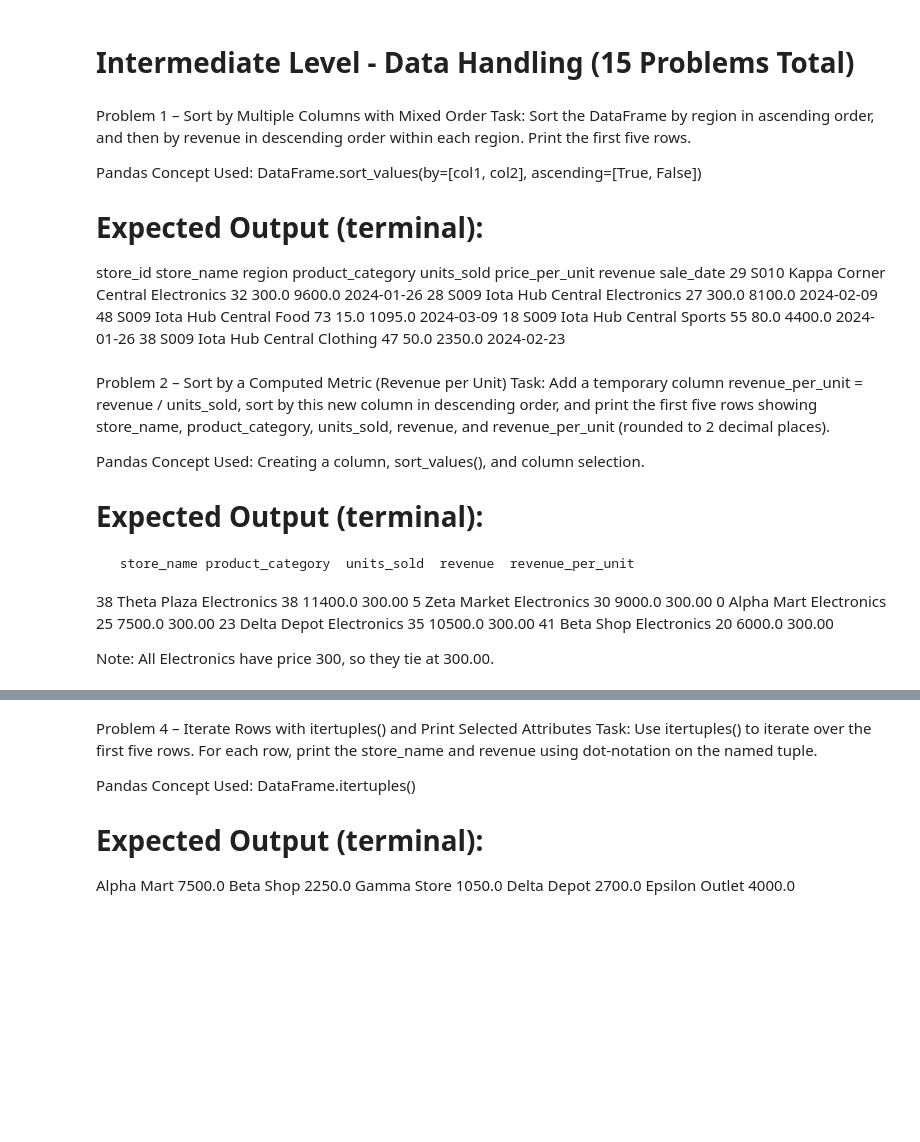
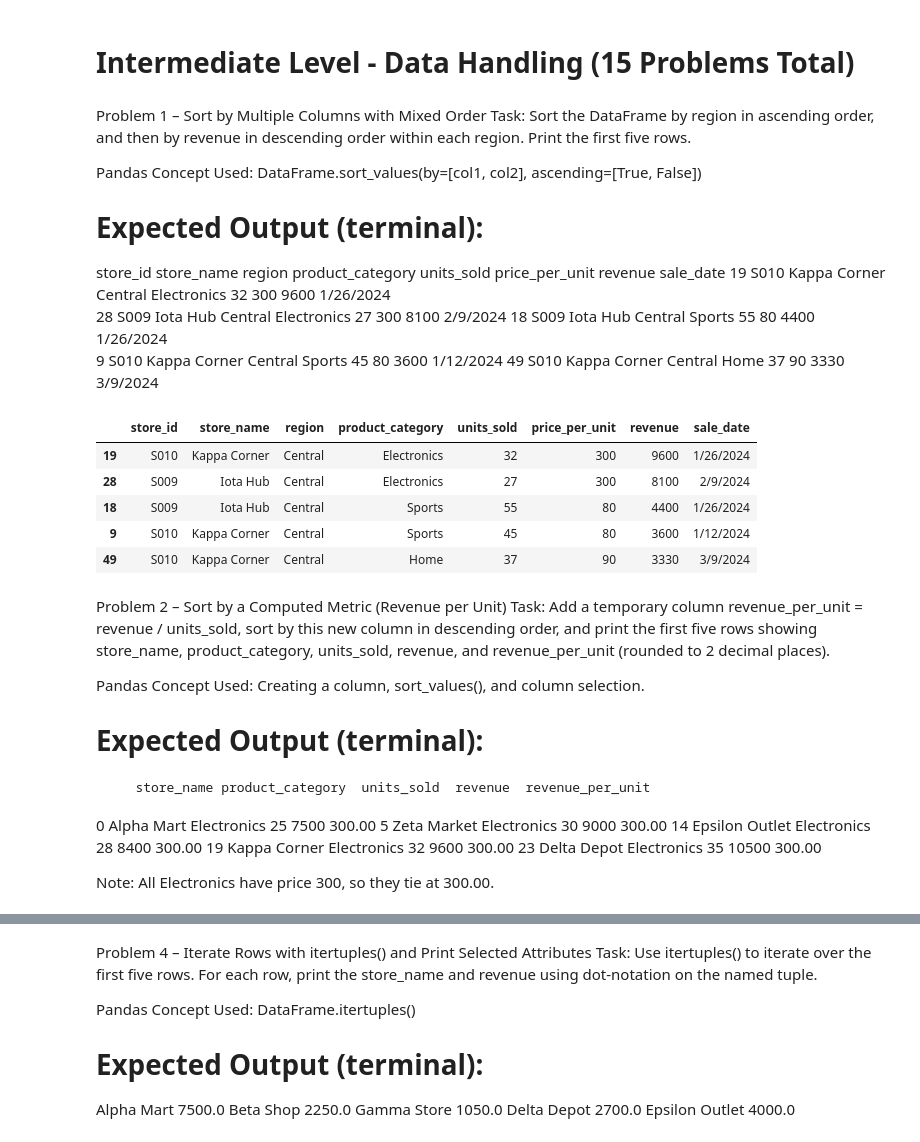
Before and after one commit to JerickJualo/Pandas---Problem-Solving---DeepSeek, a Jupyter notebook: Problem Solving/Data Handling Notebooks/Data Handling - Intermediate.ipynb, the cells around one changed output, grey strips where cells are left out. Drawn from its saved outputs; the diff is of its cells as text; code cells hidden in the pictures; blank space fills up the shorter version.

```diff
--- a/Problem Solving/Data Handling Notebooks/Data Handling - Intermediate.ipynb
+++ b/Problem Solving/Data Handling Notebooks/Data Handling - Intermediate.ipynb
@@ -13,12 +13,21 @@ Pandas Concept Used:
 DataFrame.sort_values(by=[col1, col2], ascending=[True, False])
 
 # Expected Output (terminal):
-   store_id    store_name   region product_category  units_sold  price_per_unit  revenue   sale_date
-29     S010  Kappa Corner  Central     Electronics          32           300.0   9600.0  2024-01-26
-28     S009      Iota Hub  Central     Electronics          27           300.0   8100.0  2024-02-09
-48     S009      Iota Hub  Central            Food          73            15.0   1095.0  2024-03-09
-18     S009      Iota Hub  Central           Sports          55            80.0   4400.0  2024-01-26
-38     S009      Iota Hub  Central        Clothing          47            50.0   2350.0  2024-02-23
+   store_id    store_name   region product_category  units_sold      price_per_unit  revenue  sale_date
+19     S010  Kappa Corner  Central      Electronics          32                 300     9600  1/26/2024
+28     S009      Iota Hub  Central      Electronics          27                 300     8100   2/9/2024
+18     S009      Iota Hub  Central           Sports          55                  80     4400  1/26/2024
+9      S010  Kappa Corner  Central           Sports          45                  80     3600  1/12/2024
+49     S010  Kappa Corner  Central             Home          37                  90     3330   3/9/2024
+# %%
+store_sales.sort_values(by = ['region', 'revenue'], ascending=[True, False]).head(5)
+# %% [output]
+|  | store_id | store_name | region | product_category | units_sold | price_per_unit | revenue | sale_date |
+| 19 | S010 | Kappa Corner | Central | Electronics | 32 | 300 | 9600 | 1/26/2024 |
+| 28 | S009 | Iota Hub | Central | Electronics | 27 | 300 | 8100 | 2/9/2024 |
+| 18 | S009 | Iota Hub | Central | Sports | 55 | 80 | 4400 | 1/26/2024 |
+| 9 | S010 | Kappa Corner | Central | Sports | 45 | 80 | 3600 | 1/12/2024 |
+| 49 | S010 | Kappa Corner | Central | Home | 37 | 90 | 3330 | 3/9/2024 |
 # %% [markdown]
 Problem 2 – Sort by a Computed Metric (Revenue per Unit)
 Task:
@@ -28,11 +37,12 @@ Pandas Concept Used:
 Creating a column, sort_values(), and column selection.
 
 # Expected Output (terminal):
-     store_name product_category  units_sold  revenue  revenue_per_unit
-38   Theta Plaza     Electronics          38  11400.0             300.00
-5    Zeta Market     Electronics          30   9000.0             300.00
-0     Alpha Mart     Electronics          25   7500.0             300.00
-23   Delta Depot     Electronics          35  10500.0             300.00
-41     Beta Shop     Electronics          20   6000.0             300.00
+       store_name product_category  units_sold  revenue  revenue_per_unit
+0      Alpha Mart     Electronics          25     7500            300.00
+5     Zeta Market     Electronics          30     9000            300.00
+14  Epsilon Outlet     Electronics          28     8400            300.00
+19   Kappa Corner     Electronics          32     9600            300.00
+23    Delta Depot     Electronics          35    10500            300.00
+
 
 Note: All Electronics have price 300, so they tie at 300.00.
```
Also changed, not shown: parts of 18 cells of this notebook.
